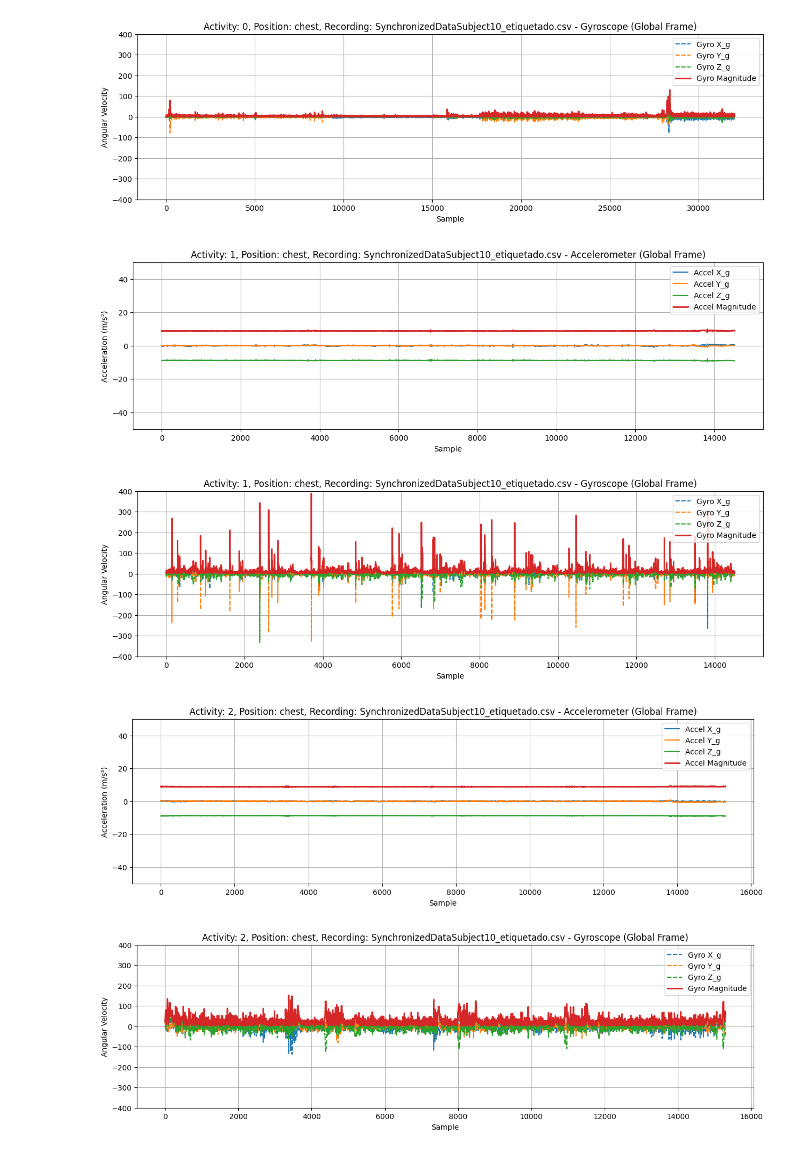
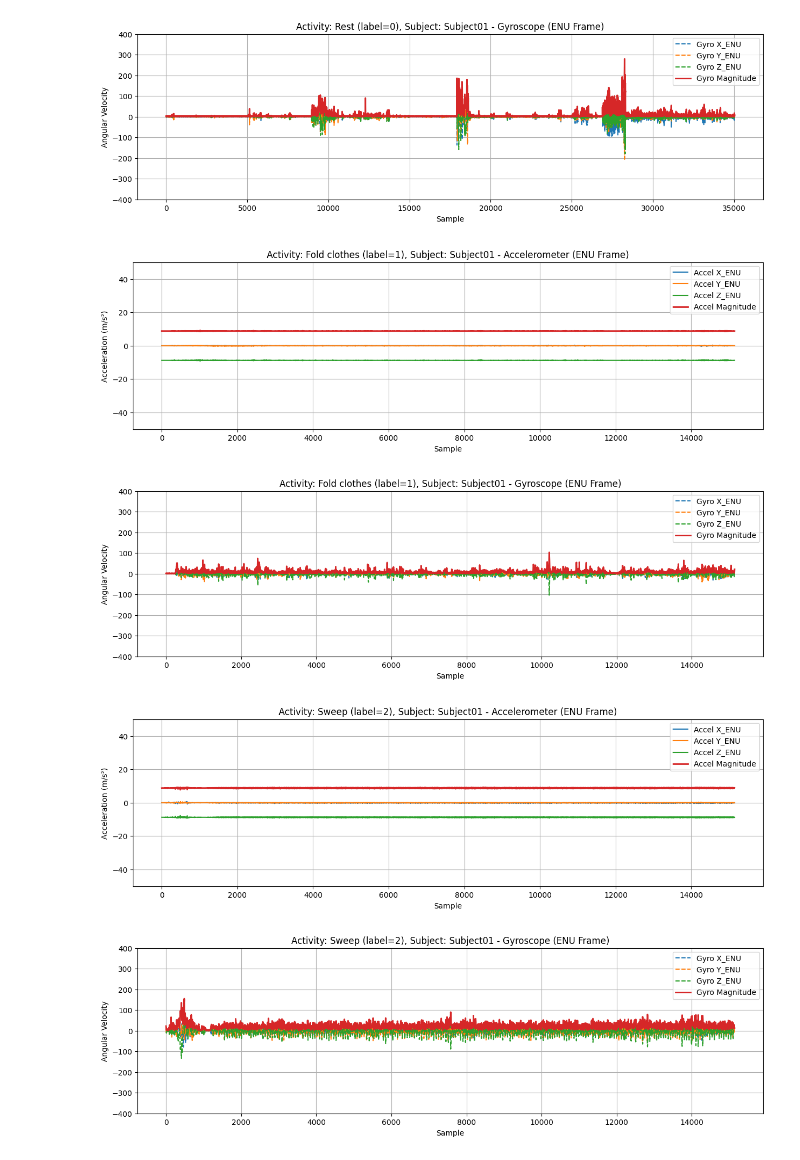
Before and after one commit to Ninjaprime875/ScienceFair_Code, a Jupyter notebook: DatasetHAR_GFT.ipynb, the cells around one changed output. Drawn from its saved outputs; the diff is of its cells as text; code cells hidden in the pictures.

Commit message:
switched to newer version of dataset :(

```diff
--- a/DatasetHAR_GFT.ipynb
+++ b/DatasetHAR_GFT.ipynb
@@ -4,9 +4,16 @@ import numpy as np
 import pandas as pd
 import matplotlib.pyplot as plt
 from scipy.spatial.transform import Rotation as R
-import re
 
 DATASET_DIR = "DatasetHAR"
-ACTIVITIES = [0, 1, 2, 3, 4, 5, 6]
-POSITION = "chest"
+ACTIVITIES = [0, 1, 2, 3, 4, 5]  # 0: Rest, 1: Fold clothes, 2: Sweep, 3: Walk, 4: Move boxes, 5: Bike
+
+LABEL_MAP = {
+    0: "Rest",
+    1: "Fold clothes",
+    2: "Sweep",
+    3: "Walk",
+    4: "Move boxes",
+    5: "Bike (stationary)",
+}
 # %%
@@ -135,5 +173,25 @@ def visualize_global_frame_recordings(recordings, docs, max_plots=10):
+# %%
+def save_gft_data(all_subjects_data, output_dir="DatasetGFT"):
+    if not os.path.exists(output_dir):
+        os.makedirs(output_dir)
+        print(f"Created output directory: {output_dir}")
+    for subject_info in all_subjects_data:
+        subject_id = subject_info['subject_id']
+        df = subject_info['data']
+
+        subject_folder = os.path.join(output_dir, subject_id)
+        if not os.path.exists(subject_folder):
+            os.makedirs(subject_folder)
+
+        output_file = os.path.join(subject_folder, f"IMU_GFT_{subject_id}.csv")
+        df.to_csv(output_file, index=False)
+        print(f"Saved: {output_file} ({len(df)} samples)")
+
+    print(f"\nTotal subjects saved: {len(all_subjects_data)}")
+    print(f"Data saved to: {output_dir}")
 # %%
 if __name__ == "__main__":
-    data, docs = fetch_motion_data()
-    visualize_global_frame_recordings(data, docs, max_plots=5)
+    subjects_data = fetch_and_transform_data()
+    visualize_gft_data(subjects_data, max_plots=5)
+    save_gft_data(subjects_data, output_dir="DatasetGFT")
 # %% [output]
@@ -142,5 +216,5 @@ Total recordings found: 402
-[figure, old version]
+[figure, new version]
-[figure, old version]
+[figure, new version]
-[figure, old version]
+[figure, new version]
-[figure, old version]
+[figure, new version]
-[figure, old version]
+[figure, new version]
```
Also changed, not shown: parts of 5 cells of this notebook, 1 other file.
